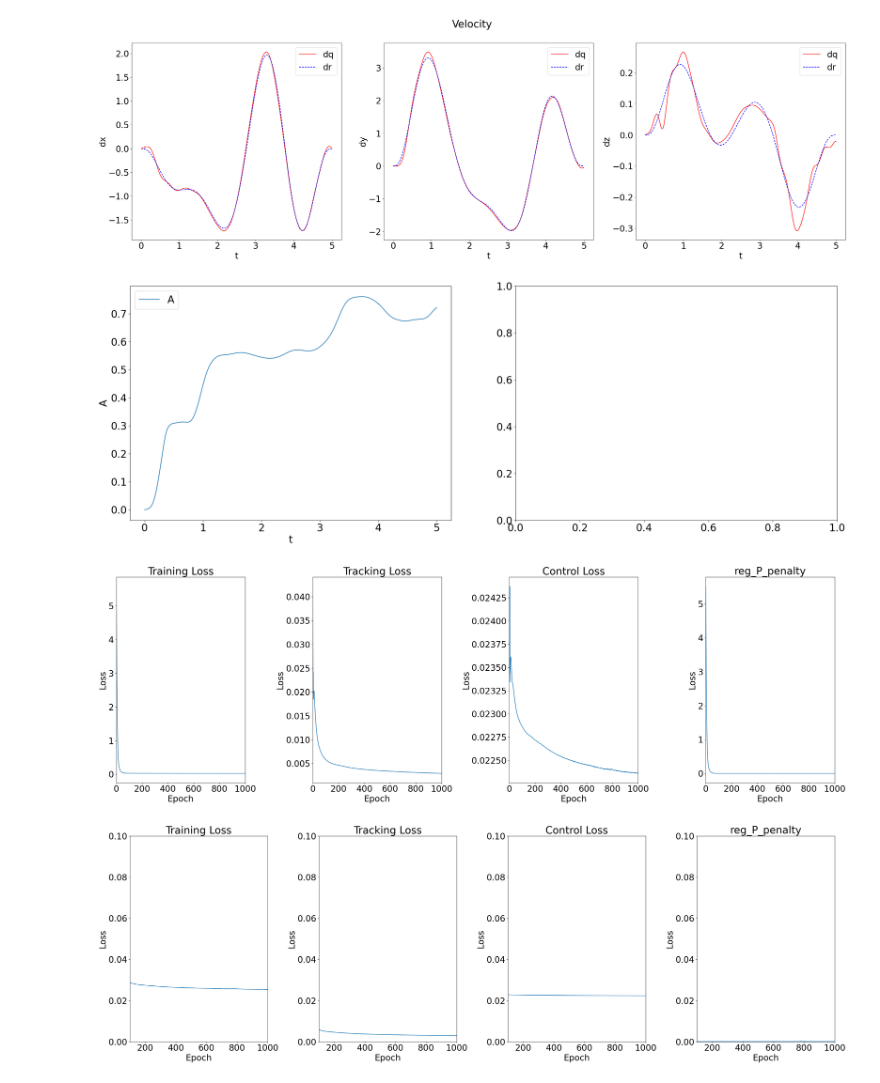
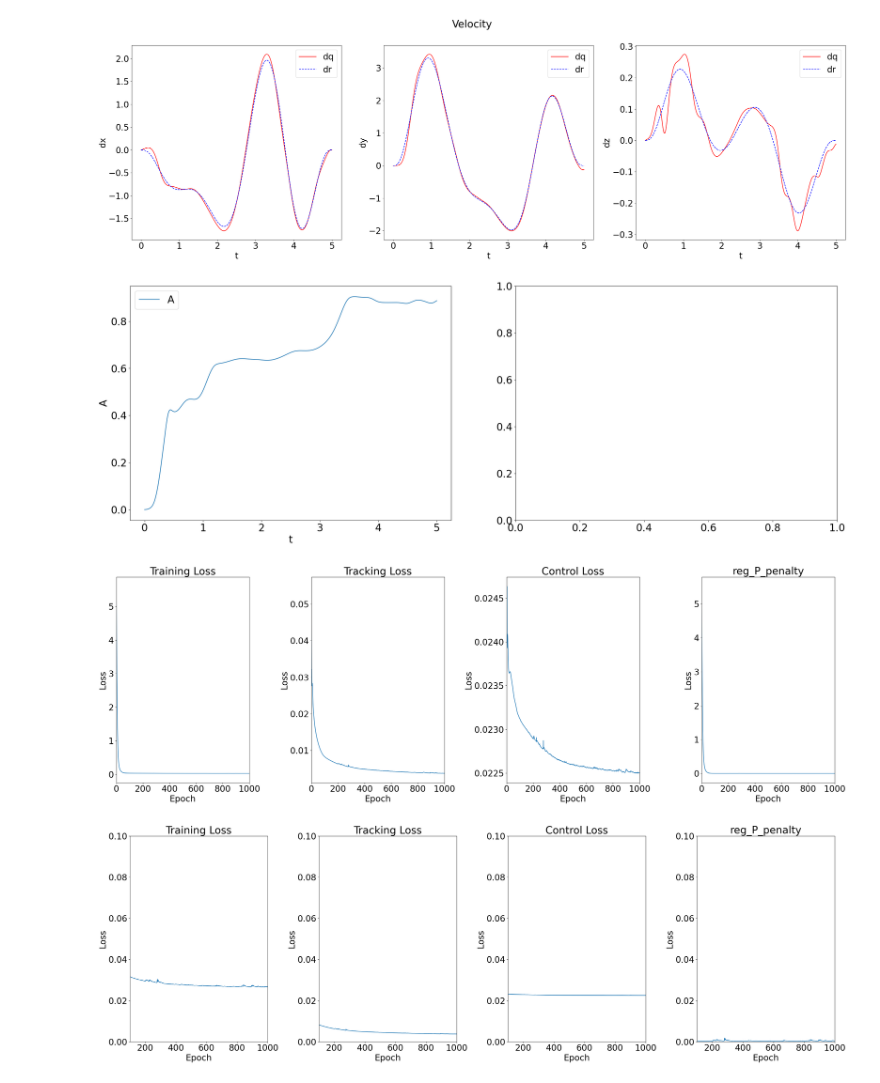
Before and after one commit to joshsohn/COML_hardware, a Jupyter notebook: validate_model.ipynb, the cells around one changed output. Saved outputs shown, nothing was run; the diff lists cells and outputs as text; code cells hidden in the pictures.

```diff
--- a/validate_model.ipynb
+++ b/validate_model.ipynb
@@ -249,7 +249,9 @@ def plot_losses(raw, xlim=[0, 1000], ylim=None):
 # filename = 'seed=0_M=50_E=1000_pinit=2.00_pfreq=2000_regP=0.0020.pkl'
 # trial_name = 'z_up_reg_P_1e-1'
 # filename = 'seed=0_M=50_E=1000_pinit=2.00_pfreq=2000_regP=0.1000.pkl'
-trial_name = 'z_up_reg_P_1'
+# trial_name = 'z_up_reg_P_1'
+# filename = 'seed=0_M=50_E=1000_pinit=2.00_pfreq=2000_regP=1.0000.pkl'
+trial_name = 'z_up_reg_P_1_kRz'
 filename = 'seed=0_M=50_E=1000_pinit=2.00_pfreq=2000_regP=1.0000.pkl'
 # trial_name = 'z_up_reg_P_10'
 # filename = 'seed=0_M=50_E=1000_pinit=2.00_pfreq=2000_regP=10.0000.pkl'
@@ -285,4 +288,4 @@ Eigenvalues of P: [1.0012792 1.0012075 1.0008848 1.0017583 1.0008065 1.0002694 1
-[figure, old version]
+[figure, new version]
-[figure, old version]
+[figure, new version]
-[figure, old version]
+[figure, new version]
-[figure, old version]
+[figure, new version]
```
Also changed, not shown: parts of 1 cell of this notebook, 20 other files.
